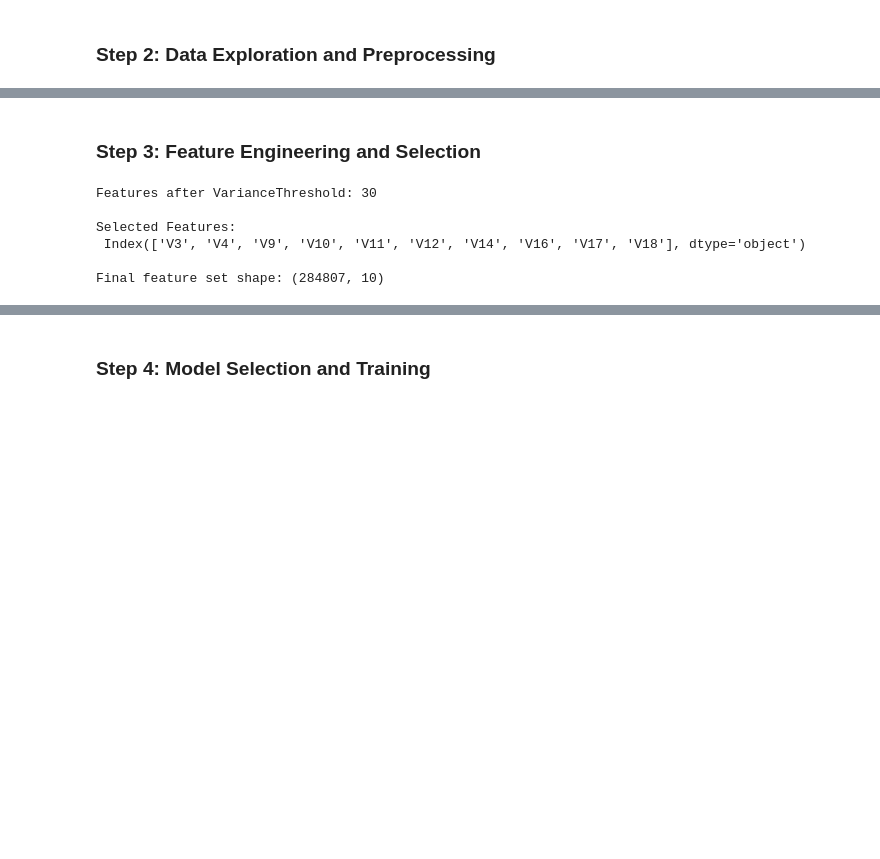
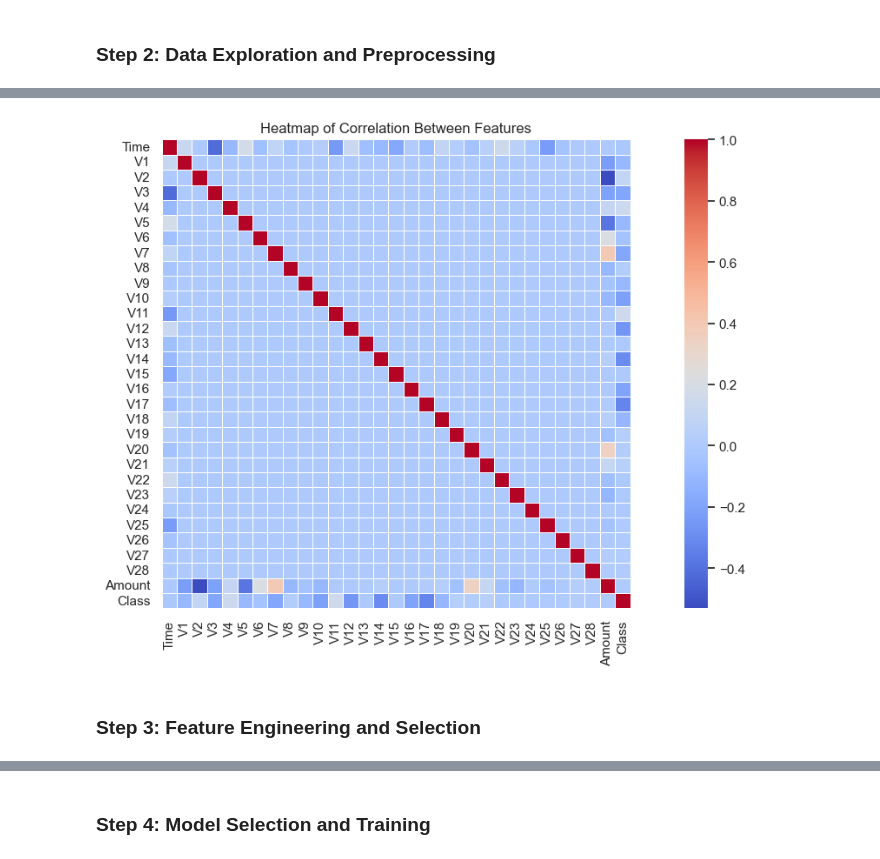
Before and after one commit to nafisalawalidris/Fraud-Detection-with-Supervised-Learning, a Jupyter notebook: fraud_detection.ipynb, the cells around one changed output, grey strips where cells are left out. Drawn from its saved outputs; the diff is of its cells as text; code cells hidden in the pictures; blank space fills up the shorter version.

```diff
--- a/fraud_detection.ipynb
+++ b/fraud_detection.ipynb
@@ -185,54 +187,11 @@ plt.show()
+# %%
+# 5. Correlation heatmap of numerical features
+plt.figure(figsize=(16, 7))
+corr = data.corr()
+sns.heatmap(corr, cmap='coolwarm', annot=False, fmt='.2f', cbar=True, square=True, linewidths=.5)
+plt.title('Heatmap of Correlation Between Features')
+plt.show()
+# %% [output]
+[figure, added]
 # %% [markdown]
 ### **Step 3: Feature Engineering and Selection**
-# %%
-# Assuming df is the loaded DataFrame
-
-# ------------------- 1. Feature Engineering -------------------
-
-# Remove low-variance features (threshold can be tuned)
-variance_threshold = 0.01  # Define a low variance threshold
-selector = VarianceThreshold(threshold=variance_threshold)
-X = df.drop(['Class'], axis=1)  # Features without the target
-y = df['Class']  # Target variable
-
-# Apply VarianceThreshold to remove low-variance features
-X_high_variance = selector.fit_transform(X)
-print(f"Features after VarianceThreshold: {X_high_variance.shape[1]}")
-
-# Get the feature names after removing low-variance features
-selected_features_variance = X.columns[selector.get_support(indices=True)]
-
-# ------------------- 2. Feature Scaling -------------------
-
-# Scale features to 0 to 1 for compatibility with chi-squared test
-scaler = MinMaxScaler()
-X_scaled = scaler.fit_transform(X_high_variance)
-
-# ------------------- 3. Feature Selection using Chi-Squared -------------------
-
-# Select top k features using chi-squared test
-k = 10  # Choose the number of top features to keep
-selector_k_best = SelectKBest(score_func=chi2, k=k)
-
-# Apply SelectKBest to choose the best features
-X_k_best = selector_k_best.fit_transform(X_scaled, y)
-
-# Get the indices of the selected features
-selected_features_indices = selector_k_best.get_support(indices=True)
-
-# Map the selected indices to the original feature names
-final_selected_feature_names = selected_features_variance[selected_features_indices]
-print("\nSelected Features:\n", final_selected_feature_names)
-
-# ------------------- 4. Final Feature Set -------------------
-
-# Create the final feature set based on the selected features
-X_final = df[final_selected_feature_names]
-print(f"\nFinal feature set shape: {X_final.shape}")
-# %% [output]
-Features after VarianceThreshold: 30
-
-Selected Features:
- Index(['V3', 'V4', 'V9', 'V10', 'V11', 'V12', 'V14', 'V16', 'V17', 'V18'], dtype='object')
-
-Final feature set shape: (284807, 10)
```
Also changed, not shown: parts of 14 cells of this notebook.
